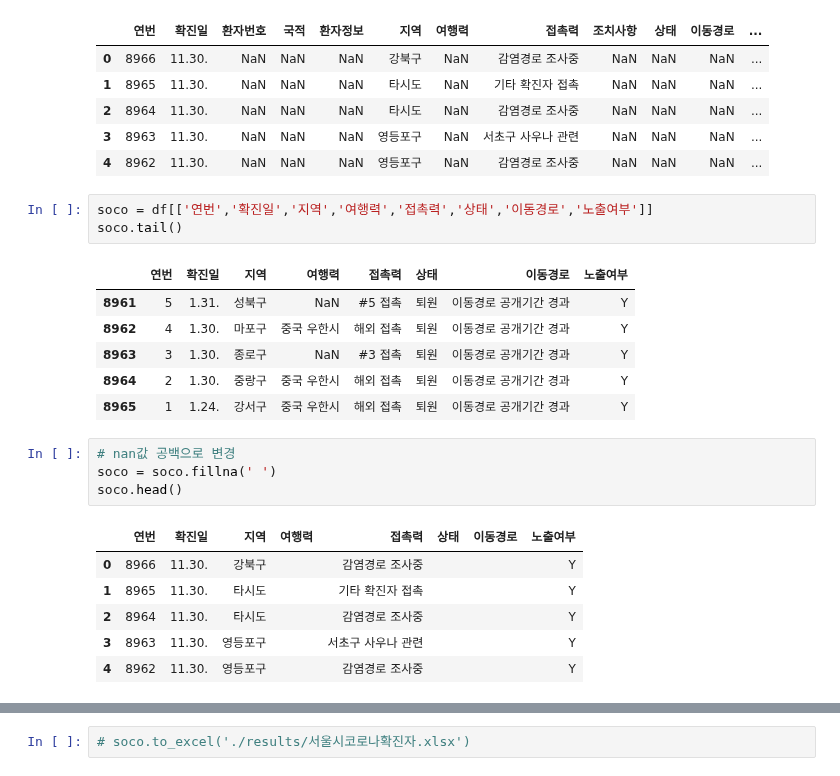
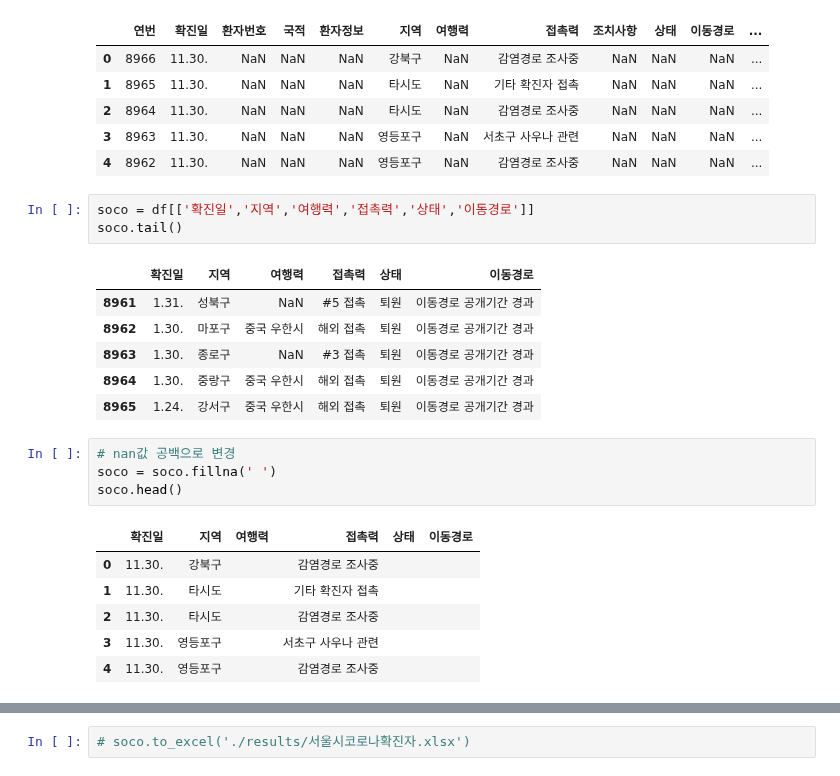
Before and after one commit to leele91/Data-Analysis-2020, a Jupyter notebook: 07.seoul/07.서울시코로나.ipynb, the cells around one changed output, grey strips where cells are left out. Saved outputs shown, nothing was run; the diff lists cells and outputs as text.

```diff
--- a/07.seoul/07.서울시코로나.ipynb
+++ b/07.seoul/07.서울시코로나.ipynb
@@ -19,23 +19,23 @@ df.head()
 | 3 | 8963 | 11.30. | NaN | NaN | NaN | 영등포구 | NaN | 서초구 사우나 관련 | NaN | NaN | NaN | ... |
 | 4 | 8962 | 11.30. | NaN | NaN | NaN | 영등포구 | NaN | 감염경로 조사중 | NaN | NaN | NaN | ... |
 # %%
-soco = df[['연번','확진일','지역','여행력','접촉력','상태','이동경로','노출여부']]
+soco = df[['확진일','지역','여행력','접촉력','상태','이동경로']]
 soco.tail()
 # %% [output]
-|  | 연번 | 확진일 | 지역 | 여행력 | 접촉력 | 상태 | 이동경로 | 노출여부 |
-| 8961 | 5 | 1.31. | 성북구 | NaN | #5 접촉 | 퇴원 | 이동경로 공개기간 경과 | Y |
-| 8962 | 4 | 1.30. | 마포구 | 중국 우한시 | 해외 접촉 | 퇴원 | 이동경로 공개기간 경과 | Y |
-| 8963 | 3 | 1.30. | 종로구 | NaN | #3 접촉 | 퇴원 | 이동경로 공개기간 경과 | Y |
-| 8964 | 2 | 1.30. | 중랑구 | 중국 우한시 | 해외 접촉 | 퇴원 | 이동경로 공개기간 경과 | Y |
-| 8965 | 1 | 1.24. | 강서구 | 중국 우한시 | 해외 접촉 | 퇴원 | 이동경로 공개기간 경과 | Y |
+|  | 확진일 | 지역 | 여행력 | 접촉력 | 상태 | 이동경로 |
+| 8961 | 1.31. | 성북구 | NaN | #5 접촉 | 퇴원 | 이동경로 공개기간 경과 |
+| 8962 | 1.30. | 마포구 | 중국 우한시 | 해외 접촉 | 퇴원 | 이동경로 공개기간 경과 |
+| 8963 | 1.30. | 종로구 | NaN | #3 접촉 | 퇴원 | 이동경로 공개기간 경과 |
+| 8964 | 1.30. | 중랑구 | 중국 우한시 | 해외 접촉 | 퇴원 | 이동경로 공개기간 경과 |
+| 8965 | 1.24. | 강서구 | 중국 우한시 | 해외 접촉 | 퇴원 | 이동경로 공개기간 경과 |
 # %%
 # nan값 공백으로 변경
 soco = soco.fillna(' ')
 soco.head()
 # %% [output]
-|  | 연번 | 확진일 | 지역 | 여행력 | 접촉력 | 상태 | 이동경로 | 노출여부 |
-| 0 | 8966 | 11.30. | 강북구 |  | 감염경로 조사중 |  |  | Y |
-| 1 | 8965 | 11.30. | 타시도 |  | 기타 확진자 접촉 |  |  | Y |
-| 2 | 8964 | 11.30. | 타시도 |  | 감염경로 조사중 |  |  | Y |
-| 3 | 8963 | 11.30. | 영등포구 |  | 서초구 사우나 관련 |  |  | Y |
-| 4 | 8962 | 11.30. | 영등포구 |  | 감염경로 조사중 |  |  | Y |
+|  | 확진일 | 지역 | 여행력 | 접촉력 | 상태 | 이동경로 |
+| 0 | 11.30. | 강북구 |  | 감염경로 조사중 |  |  |
+| 1 | 11.30. | 타시도 |  | 기타 확진자 접촉 |  |  |
+| 2 | 11.30. | 타시도 |  | 감염경로 조사중 |  |  |
+| 3 | 11.30. | 영등포구 |  | 서초구 사우나 관련 |  |  |
+| 4 | 11.30. | 영등포구 |  | 감염경로 조사중 |  |  |
```
Also changed, not shown: parts of 30 cells of this notebook.
